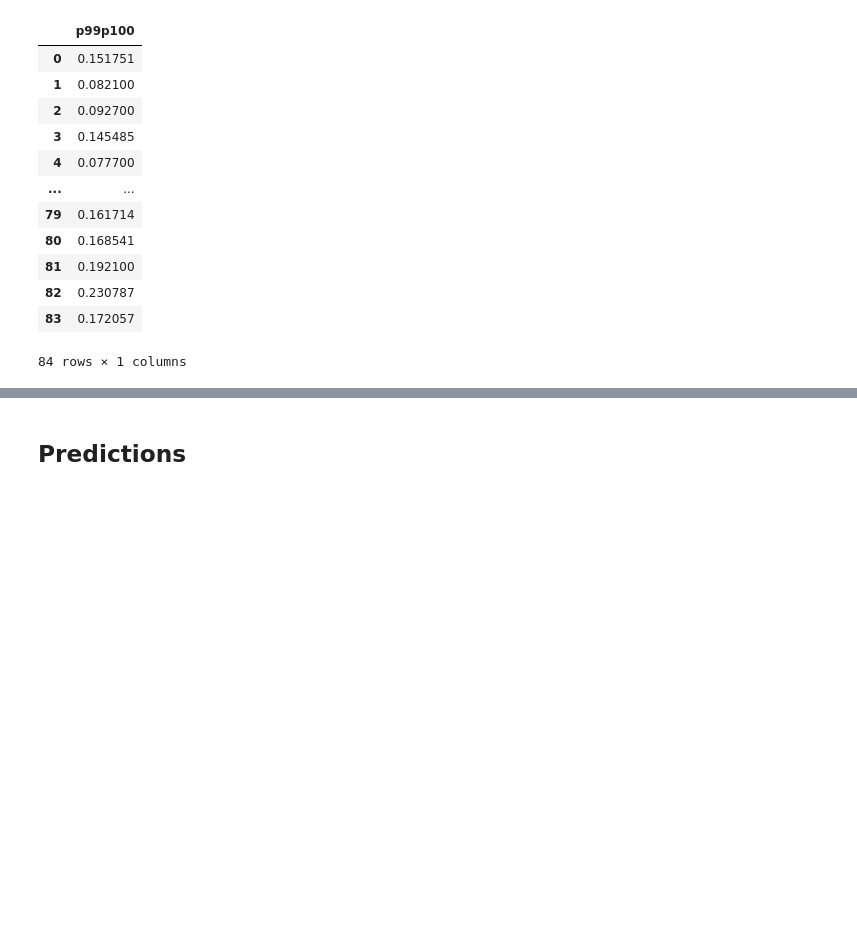
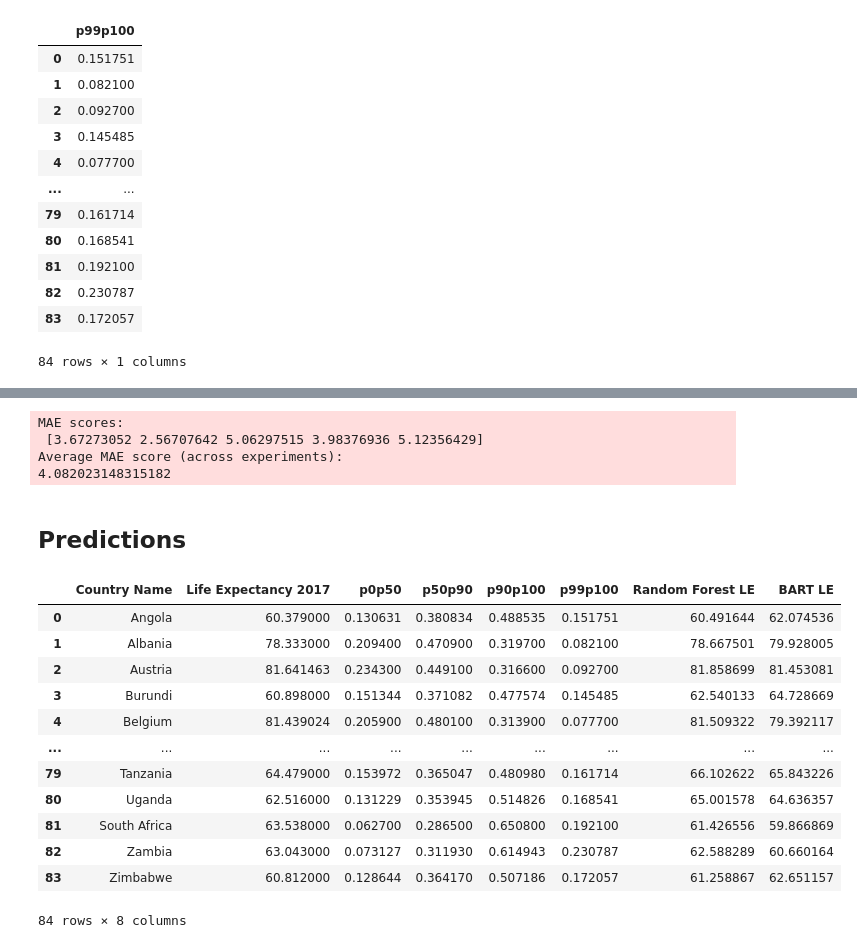
Before and after one commit to theorashid/inequality-experiments, a Jupyter notebook: BART/bart.ipynb, the cells around one changed output, grey strips where cells are left out. Drawn from its saved outputs; the diff is of its cells as text; code cells hidden in the pictures; blank space fills up the shorter version.

Commit message:
found way to get samples, despite bartpy errors

```diff
--- a/BART/bart.ipynb
+++ b/BART/bart.ipynb
@@ -171,5 +158,5 @@ KeyboardInterrupt:
 # %%
-bart_pipeline = Pipeline(steps=[("model", SklearnModel(n_burn = 100, n_chains = 1, n_jobs = 1, n_samples = 1000, n_trees = grid_search.best_params_))
+bart_pipeline = Pipeline(steps=[("model", SklearnModel(n_burn = 100, n_chains = 1, n_jobs = 1, n_samples = 1000, n_trees = grid_search.best_params_["model__n_trees"]))
                                ])
 scores = -1 * cross_val_score(bart_pipeline, X, y,
                               cv = 5,
@@ -178,9 +165,34 @@ scores = -1 * cross_val_score(bart_pipeline, X, y,
 print("MAE scores:\n", scores)
 print("Average MAE score (across experiments):")
 print(scores.mean())
+# %% [output]
+MAE scores:
+ [3.67273052 2.56707642 5.06297515 3.98376936 5.12356429]
+Average MAE score (across experiments):
+4.082023148315182
-# %%
-from bartpy.extensions.baseestimator import ResidualBART
-model = ResidualBART(base_estimator = LinearModel())
-model.fit(X, y)
 # %% [markdown]
 <h2> Predictions </h2>
+# %%
+rf_pipeline.fit(X, y)
+y_pred_rf = rf_pipeline.predict(X)
+le_income_df["Random Forest LE"] = y_pred_rf
+# %%
+bart_pipeline.fit(X, y)
+y_pred_bart = bart_pipeline.predict(X)
+le_income_df["BART LE"] = y_pred_bart
+# %%
+le_income_df
+# %% [output]
+|  | Country Name | Life Expectancy 2017 | p0p50 | p50p90 | p90p100 | p99p100 | Random Forest LE | BART LE |
+| 0 | Angola | 60.379000 | 0.130631 | 0.380834 | 0.488535 | 0.151751 | 60.491644 | 62.074536 |
+| 1 | Albania | 78.333000 | 0.209400 | 0.470900 | 0.319700 | 0.082100 | 78.667501 | 79.928005 |
+| 2 | Austria | 81.641463 | 0.234300 | 0.449100 | 0.316600 | 0.092700 | 81.858699 | 81.453081 |
+| 3 | Burundi | 60.898000 | 0.151344 | 0.371082 | 0.477574 | 0.145485 | 62.540133 | 64.728669 |
+| 4 | Belgium | 81.439024 | 0.205900 | 0.480100 | 0.313900 | 0.077700 | 81.509322 | 79.392117 |
+| ... | ... | ... | ... | ... | ... | ... | ... | ... |
+| 79 | Tanzania | 64.479000 | 0.153972 | 0.365047 | 0.480980 | 0.161714 | 66.102622 | 65.843226 |
+| 80 | Uganda | 62.516000 | 0.131229 | 0.353945 | 0.514826 | 0.168541 | 65.001578 | 64.636357 |
+| 81 | South Africa | 63.538000 | 0.062700 | 0.286500 | 0.650800 | 0.192100 | 61.426556 | 59.866869 |
+| 82 | Zambia | 63.043000 | 0.073127 | 0.311930 | 0.614943 | 0.230787 | 62.588289 | 60.660164 |
+| 83 | Zimbabwe | 60.812000 | 0.128644 | 0.364170 | 0.507186 | 0.172057 | 61.258867 | 62.651157 |
+84 rows × 8 columns
```
Also changed, not shown: parts of 13 cells of this notebook.
